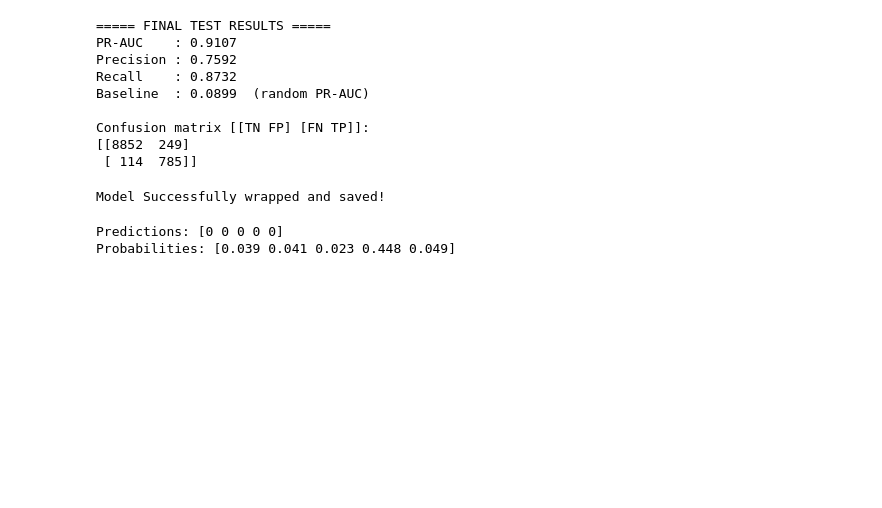
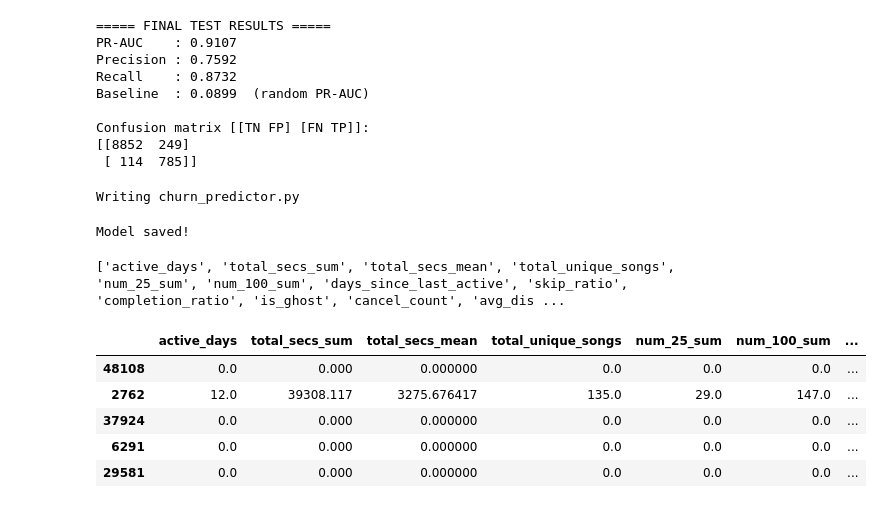
Before and after one commit to Kazim0071/churn-detection, a Jupyter notebook: start.ipynb, the cells around one changed output. Saved outputs shown, nothing was run; the diff lists cells and outputs as text; code cells hidden in the pictures; blank space fills up the shorter version.

```diff
--- a/start.ipynb
+++ b/start.ipynb
@@ -841,35 +850,54 @@ Confusion matrix [[TN FP] [FN TP]]:
 [[8852  249]
  [ 114  785]]
 # %%
-import joblib
+%%writefile churn_predictor.py
+import pandas as pd
 
-class Churnpredictor:
+class ChurnPredictor:
+    """Preprocess + model + threshold ko ek saath rakhta hai."""
 
-    def __init__(self, pipeline, threshold):
+    def __init__(self, pipeline, threshold, feature_names, metadata=None):
         self.pipeline = pipeline
-        self.threshold = threshold
+        self.threshold = float(threshold)
+        self.feature_names = list(feature_names)
+        self.metadata = metadata or {}
+
+    def _prepare(self, X):
+        if not isinstance(X, pd.DataFrame):
+            raise TypeError("X ek pandas DataFrame hona chahiye")
+
+        missing = set(self.feature_names) - set(X.columns)
+        if missing:
+            raise ValueError(f"Ye columns missing hain: {sorted(missing)}")
+
+        return X[self.feature_names]
 
     def predict_proba(self, X):
-        return self.pipeline.predict_proba(X)[:, 1]
+        return self.pipeline.predict_proba(self._prepare(X))[:, 1]
 
     def predict(self, X):
         return (self.predict_proba(X) >= self.threshold).astype(int)
-
-model_to_save = Churnpredictor(final_model, THRESHOLD)
-joblib.dump(model_to_save, "churn_model.joblib")
-print("Model Successfully wrapped and saved!")
 # %% [output]
-Model Successfully wrapped and saved!
+Writing churn_predictor.py
 # %%
-# Load model
-loaded_model = joblib.load("churn_model.joblib")
+from churn_predictor import ChurnPredictor
+import sklearn
+import joblib
 
-# Predictions on test data
-flags = loaded_model.predict(X_test)
-probs = loaded_model.predict_proba(X_test)
+model_to_save = ChurnPredictor(
+    pipeline=final_model,
+    threshold=THRESHOLD,
+    feature_names=X_train.columns,
+    metadata={
+        "sklearn": sklearn.__version__,
+        "lightgbm": lightgbm.__version__,
+        "best_params": BEST,
+        "cutoff": "2017-03-31",
+        "test_pr_auc": 0.9107,
+    },
+)
 
-print("Predictions:", flags[:5])
-print("Probabilities:", probs[:5].round(3))
+joblib.dump(model_to_save, "churn_model.joblib")
+print("Model saved!")
 # %% [output]
-Predictions: [0 0 0 0 0]
-Probabilities: [0.039 0.041 0.023 0.448 0.049]
+Model saved!
@@ -875,0 +910,13 @@ Probabilities: [0.039 0.041 0.023 0.448 0.049]
+# %%
+print(list(X_train.columns))
+# %% [output]
+['active_days', 'total_secs_sum', 'total_secs_mean', 'total_unique_songs', 'num_25_sum', 'num_100_sum', 'days_since_last_active', 'skip_ratio', 'completion_ratio', 'is_ghost', 'cancel_count', 'avg_dis ...
+# %%
+X_train.head()
+# %% [output]
+|  | active_days | total_secs_sum | total_secs_mean | total_unique_songs | num_25_sum | num_100_sum | ... |
+| 48108 | 0.0 | 0.000 | 0.000000 | 0.0 | 0.0 | 0.0 | ... |
+| 2762 | 12.0 | 39308.117 | 3275.676417 | 135.0 | 29.0 | 147.0 | ... |
+| 37924 | 0.0 | 0.000 | 0.000000 | 0.0 | 0.0 | 0.0 | ... |
+| 6291 | 0.0 | 0.000 | 0.000000 | 0.0 | 0.0 | 0.0 | ... |
+| 29581 | 0.0 | 0.000 | 0.000000 | 0.0 | 0.0 | 0.0 | ... |
```
Also changed, not shown: parts of 4 cells of this notebook, 2 other files.
